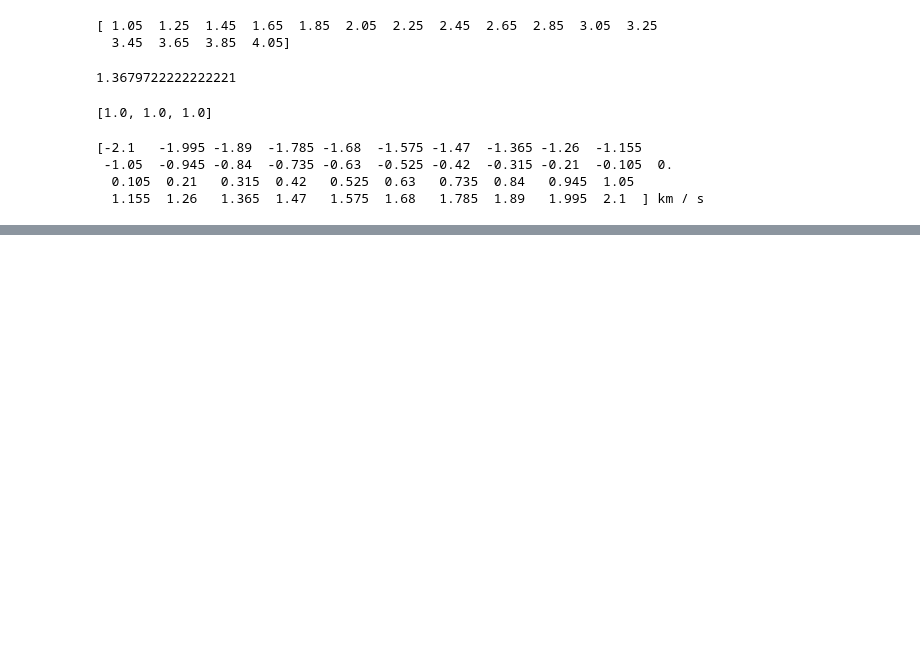
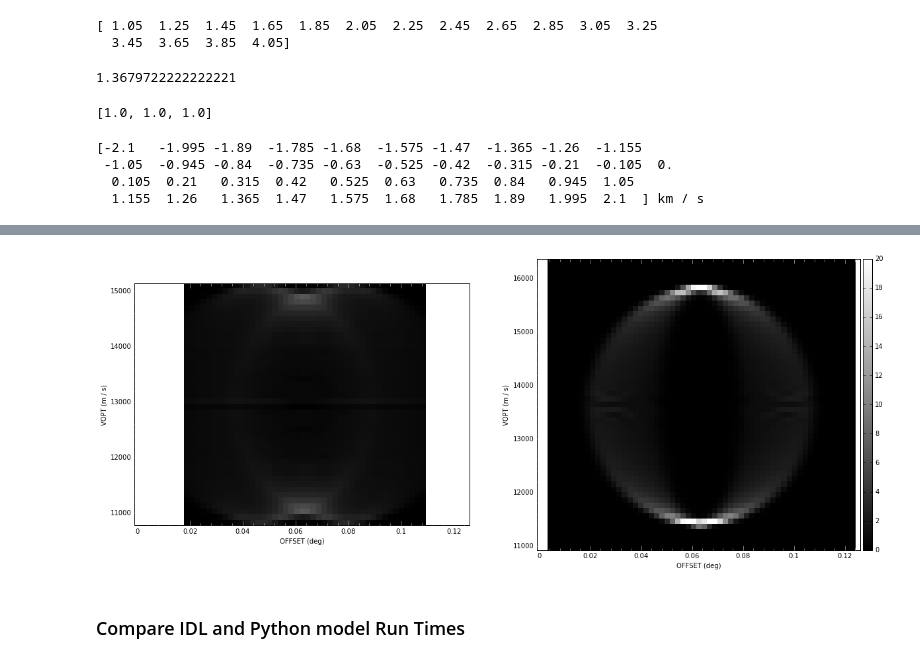
Before and after one commit to jrobbfed/carma, a Jupyter notebook: notebooks/Shell Models Compared to Catalogued Orion A Shells.ipynb, the cells around one changed output, grey strips where cells are left out. Saved outputs shown, nothing was run; the diff lists cells and outputs as text; code cells hidden in the pictures; blank space fills up the shorter version.

```diff
--- a/notebooks/Shell Models Compared to Catalogued Orion A Shells.ipynb
+++ b/notebooks/Shell Models Compared to Catalogued Orion A Shells.ipynb
@@ -406,0 +473,13 @@ $[-4.2,~0.105,~0.105,~0.105,~0.105,~0.105,~0.105,~0.105,~0.105,~0.105,~0.105,~0.
+# %%
+pv_average_obs = pv_average(
+    cube=subcube.spectral_slab(model_cube.spectral_extrema[0], model_cube.spectral_extrema[1]),
+    ra_center=shell.ra, dec_center=shell.dec,
+    width=pv_width, length=pv_length, angle_step=10*u.deg)
+pv_average_idl = pv_average(
+    cube=cube_idl,
+    ra_center=shell.ra, dec_center=shell.dec,
+    width=pv_width, length=pv_length, angle_step=10*u.deg)
+pv_average_py = pv_average(
+    cube=cube_py,
+    ra_center=shell.ra, dec_center=shell.dec,
+    width=pv_width, length=pv_length, angle_step=10*u.deg)
@@ -406,0 +504,14 @@ $[-4.2,~0.105,~0.105,~0.105,~0.105,~0.105,~0.105,~0.105,~0.105,~0.105,~0.105,~0.
+# %%
+fig = plt.figure(figsize=(20,10))
+#ax1 = fig.add_subplot(221)
+#ax1.imshow(pv_model_norm, interpolation='none')
+pyfig = FITSFigure(pv_average_py, figure=fig, subplot=(1,2,1))
+pyfig.show_grayscale(vmin=0, vmax=20)
+#ax2 = fig.add_subplot(222)
+idlfig = FITSFigure(pv_average_idl, figure=fig, subplot=(1,2,2))
+idlfig.show_grayscale(vmin=0, vmax=20)
+idlfig.show_colorbar()
+# %% [output]
+[figure, added]
+# %% [markdown]
+### Compare IDL and Python model Run Times
```
Also changed, not shown: parts of 19 cells of this notebook, 2 other files.
